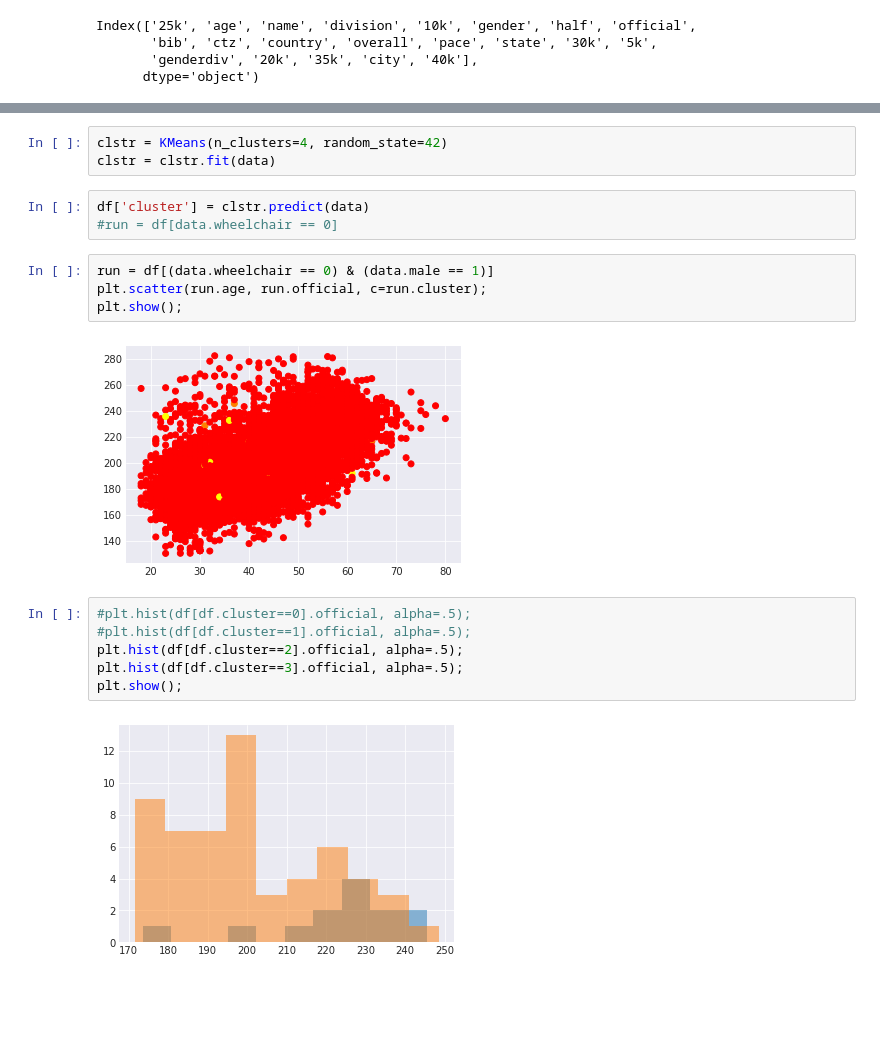
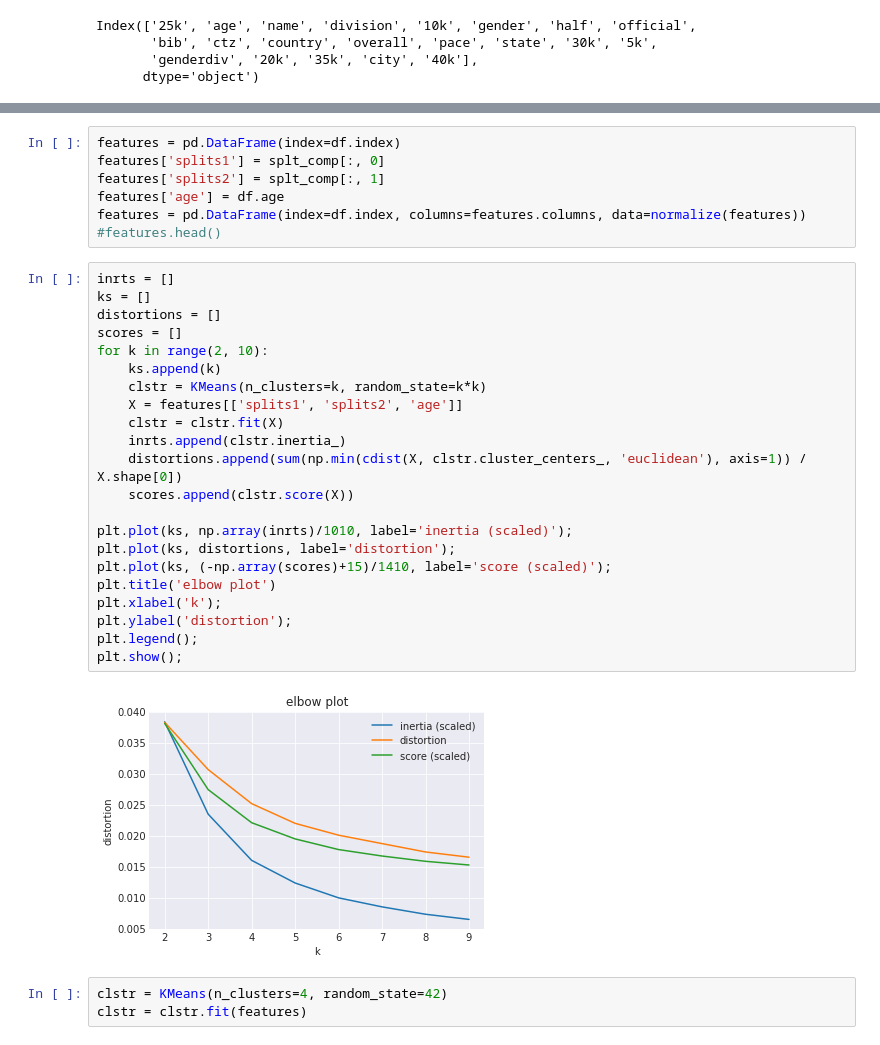
Before and after one commit to AlliedToasters/clustering_drills, a Jupyter notebook: runners.ipynb, the cells around one changed output, grey strips where cells are left out. Cells and saved outputs as stored; diff of their text form; blank space fills up the shorter version.

```diff
--- a/runners.ipynb
+++ b/runners.ipynb
@@ -83,20 +99,34 @@ for ft in data.columns:
+# %%
+features = pd.DataFrame(index=df.index)
+features['splits1'] = splt_comp[:, 0]
+features['splits2'] = splt_comp[:, 1]
+features['age'] = df.age
+features = pd.DataFrame(index=df.index, columns=features.columns, data=normalize(features))
+#features.head()
+# %%
+inrts = []
+ks = []
+distortions = []
+scores = []
+for k in range(2, 10):
+    ks.append(k)
+    clstr = KMeans(n_clusters=k, random_state=k*k)
+    X = features[['splits1', 'splits2', 'age']]
+    clstr = clstr.fit(X)
+    inrts.append(clstr.inertia_)
+    distortions.append(sum(np.min(cdist(X, clstr.cluster_centers_, 'euclidean'), axis=1)) / X.shape[0])
+    scores.append(clstr.score(X))
+
+plt.plot(ks, np.array(inrts)/1010, label='inertia (scaled)');
+plt.plot(ks, distortions, label='distortion');
+plt.plot(ks, (-np.array(scores)+15)/1410, label='score (scaled)');
+plt.title('elbow plot')
+plt.xlabel('k');
+plt.ylabel('distortion');
+plt.legend();
+plt.show();
+# %% [output]
+[figure, added]
 # %%
 clstr = KMeans(n_clusters=4, random_state=42)
-clstr = clstr.fit(data)
+clstr = clstr.fit(features)
-# %%
-df['cluster'] = clstr.predict(data)
-#run = df[data.wheelchair == 0]
-# %%
-run = df[(data.wheelchair == 0) & (data.male == 1)]
-plt.scatter(run.age, run.official, c=run.cluster);
-plt.show();
-# %% [output]
-[figure, removed]
-# %%
-#plt.hist(df[df.cluster==0].official, alpha=.5);
-#plt.hist(df[df.cluster==1].official, alpha=.5);
-plt.hist(df[df.cluster==2].official, alpha=.5);
-plt.hist(df[df.cluster==3].official, alpha=.5);
-plt.show();
-# %% [output]
-[figure, removed]
```
Also changed, not shown: parts of 15 cells of this notebook.
